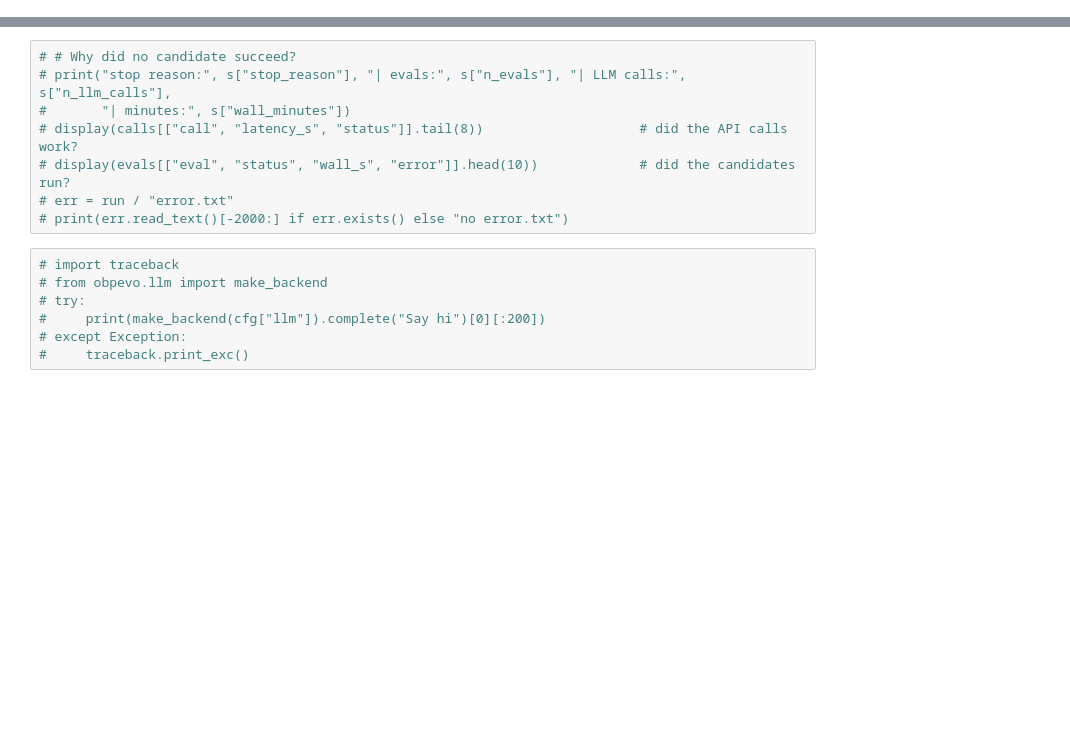
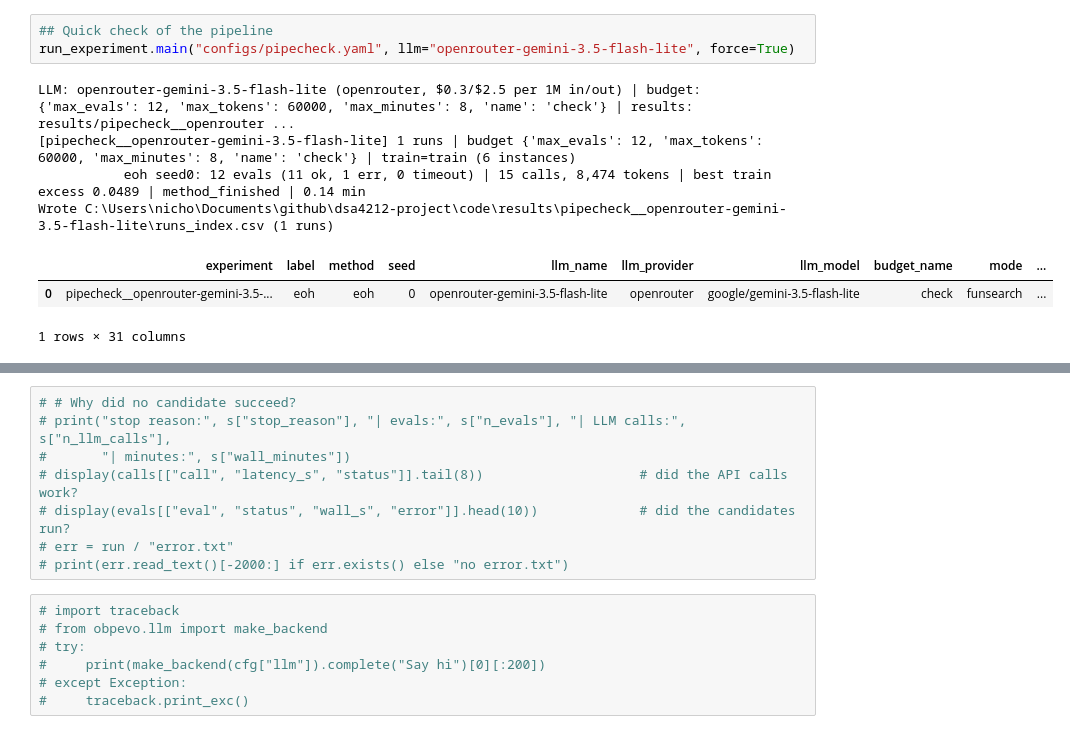
Before and after one commit to jinsyl123/dsa4212-project, a Jupyter notebook: code/test_pipeline_with_llm.ipynb, the cells around one changed output, grey strips where cells are left out. Drawn from its saved outputs; the diff is of its cells as text; blank space fills up the shorter version.

```diff
--- a/code/test_pipeline_with_llm.ipynb
+++ b/code/test_pipeline_with_llm.ipynb
@@ -88 +50,12 @@ Hi!
+# %%
+## Quick check of the pipeline
+run_experiment.main("configs/pipecheck.yaml", llm="openrouter-gemini-3.5-flash-lite", force=True)
+# %% [output]
+LLM: openrouter-gemini-3.5-flash-lite (openrouter, $0.3/$2.5 per 1M in/out) | budget: {'max_evals': 12, 'max_tokens': 60000, 'max_minutes': 8, 'name': 'check'} | results: results/pipecheck__openrouter ...
+[pipecheck__openrouter-gemini-3.5-flash-lite] 1 runs | budget {'max_evals': 12, 'max_tokens': 60000, 'max_minutes': 8, 'name': 'check'} | train=train (6 instances)
+           eoh seed0: 12 evals (11 ok, 1 err, 0 timeout) | 15 calls, 8,474 tokens | best train excess 0.0489 | method_finished | 0.14 min
+Wrote C:\Users\nicho\Documents\github\dsa4212-project\code\results\pipecheck__openrouter-gemini-3.5-flash-lite\runs_index.csv (1 runs)
+|  | experiment | label | method | seed | llm_name | llm_provider | llm_model | budget_name | mode | ... |
+| 0 | pipecheck__openrouter-gemini-3.5-... | eoh | eoh | 0 | openrouter-gemini-3.5-flash-lite | openrouter | google/gemini-3.5-flash-lite | check | funsearch | ... |
+1 rows × 31 columns
 # %%
```
Also changed, not shown: parts of 10 cells of this notebook, 48 other files.
